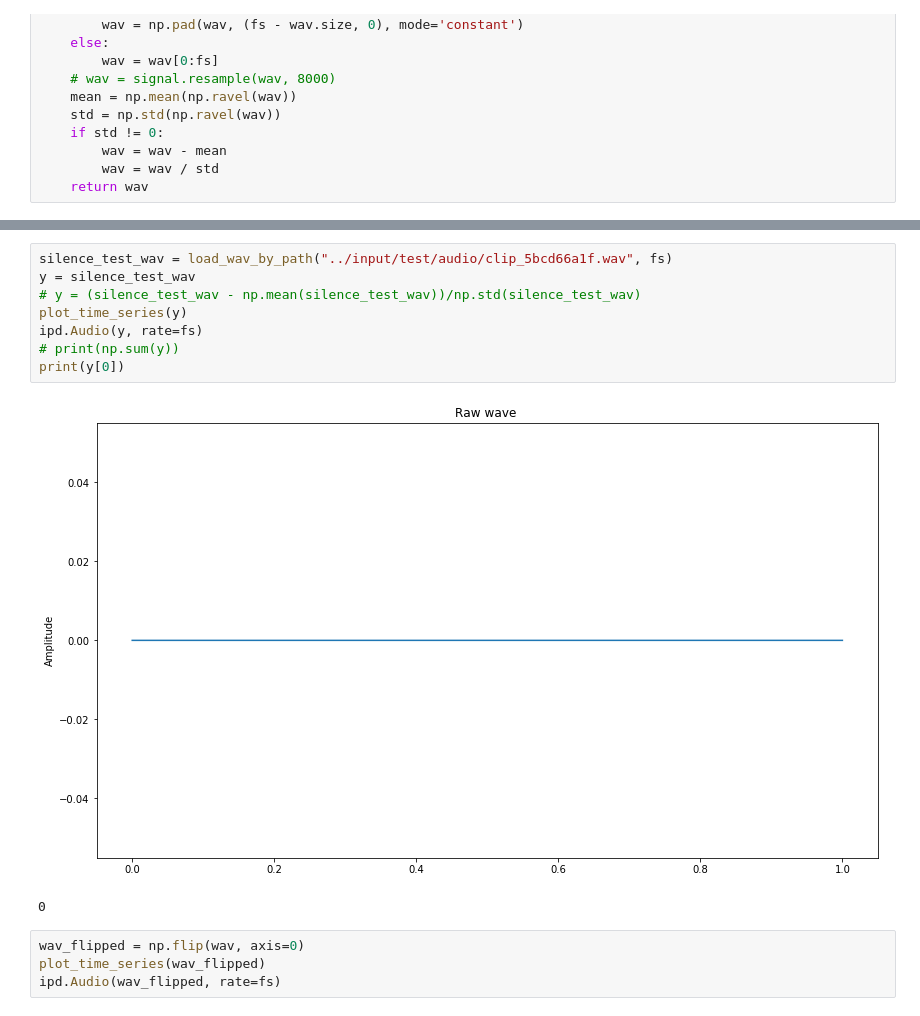
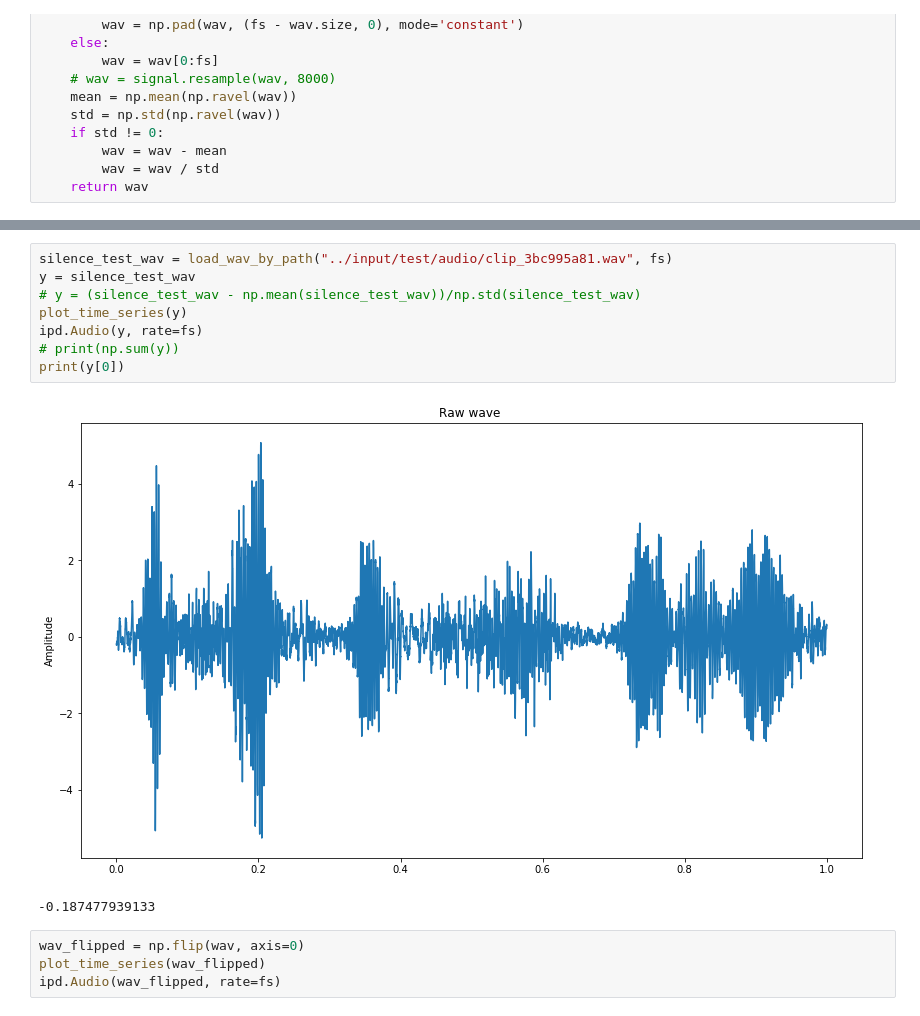
Before and after one commit to 3v1l91l/speech, a Jupyter notebook: src/augment.ipynb, the cells around one changed output, grey strips where cells are left out. Drawn from its saved outputs; the diff is of its cells as text.

```diff
--- a/src/augment.ipynb
+++ b/src/augment.ipynb
@@ -46,16 +46,16 @@ ipd.Audio(wav, rate=fs)
 [figure]
 [interactive output not drawn]
 # %%
-silence_test_wav = load_wav_by_path("../input/test/audio/clip_5bcd66a1f.wav", fs)
+silence_test_wav = load_wav_by_path("../input/test/audio/clip_3bc995a81.wav", fs)
 y = silence_test_wav
 # y = (silence_test_wav - np.mean(silence_test_wav))/np.std(silence_test_wav)
 plot_time_series(y)
 ipd.Audio(y, rate=fs)
 # print(np.sum(y))
 print(y[0])
 # %% [output]
-[figure, old version]
+[figure, new version]
-0
+-0.187477939133
 # %%
 wav_flipped = np.flip(wav, axis=0)
 plot_time_series(wav_flipped)
```
Also changed, not shown: parts of 7 cells of this notebook, 5 other files.
